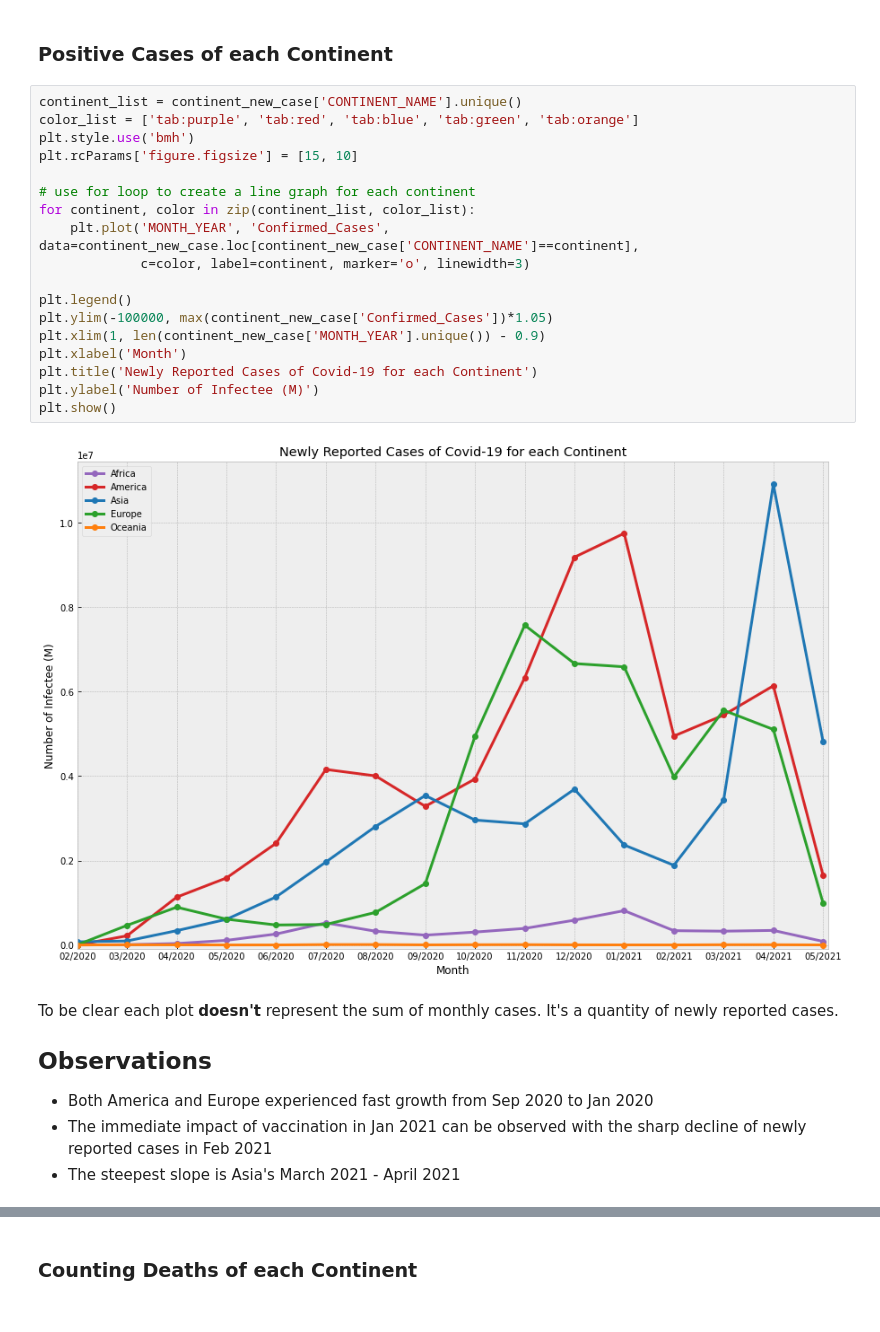
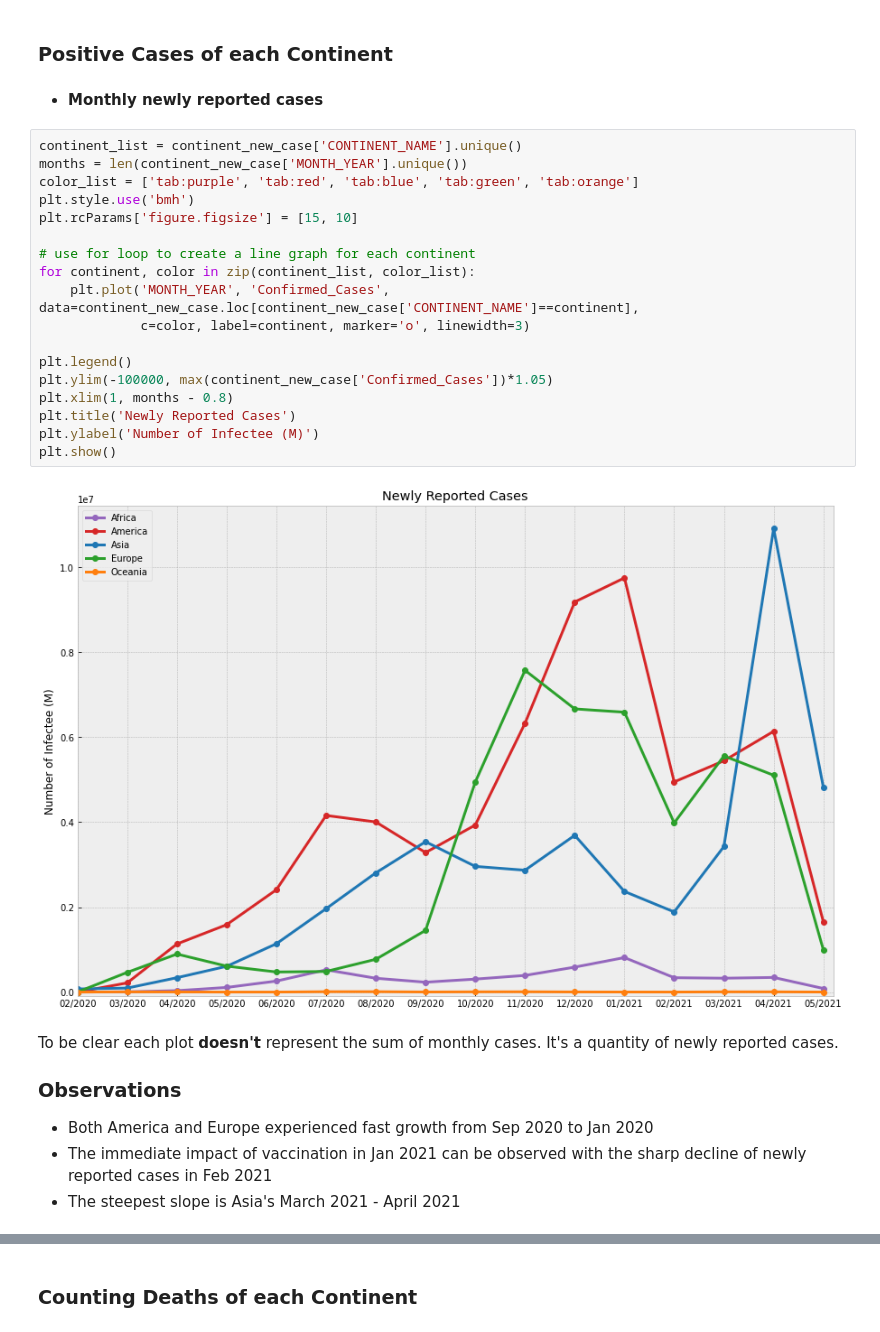
Before and after one commit to tw7366/Projects, a Jupyter notebook: Projects/Covid-19.ipynb, the cells around one changed output, grey strips where cells are left out. Saved outputs shown, nothing was run; the diff lists cells and outputs as text.

```diff
--- a/Projects/Covid-19.ipynb
+++ b/Projects/Covid-19.ipynb
@@ -263,30 +239,31 @@ print(continent_new_case)
 84        Oceania  2021      5    05/2021             1310
 # %% [markdown]
 ### Positive Cases of each Continent
+# %% [markdown]
+* **Monthly newly reported cases**
 # %%
 continent_list = continent_new_case['CONTINENT_NAME'].unique()
+months = len(continent_new_case['MONTH_YEAR'].unique())
 color_list = ['tab:purple', 'tab:red', 'tab:blue', 'tab:green', 'tab:orange']
 plt.style.use('bmh')
 plt.rcParams['figure.figsize'] = [15, 10]
 
 # use for loop to create a line graph for each continent
 for continent, color in zip(continent_list, color_list):
     plt.plot('MONTH_YEAR', 'Confirmed_Cases', data=continent_new_case.loc[continent_new_case['CONTINENT_NAME']==continent],
              c=color, label=continent, marker='o', linewidth=3)
 
 plt.legend()
 plt.ylim(-100000, max(continent_new_case['Confirmed_Cases'])*1.05)
-plt.xlim(1, len(continent_new_case['MONTH_YEAR'].unique()) - 0.9)
-plt.xlabel('Month')
-plt.title('Newly Reported Cases of Covid-19 for each Continent')
+plt.xlim(1, months - 0.8)
+plt.title('Newly Reported Cases')
 plt.ylabel('Number of Infectee (M)')
 plt.show()
 # %% [output]
-[figure, old version]
+[figure, new version]
 # %% [markdown]
 To be clear each plot **doesn't** represent the sum of monthly cases. It's a quantity of newly reported cases.
-
-## Observations
+### Observations
 * Both America and Europe experienced fast growth from Sep 2020 to Jan 2020
 * The immediate impact of vaccination in Jan 2021 can be observed with the sharp decline of newly reported cases in Feb 2021
 * The steepest slope is Asia's March 2021 - April 2021
```
Also changed, not shown: parts of 11 cells of this notebook.
